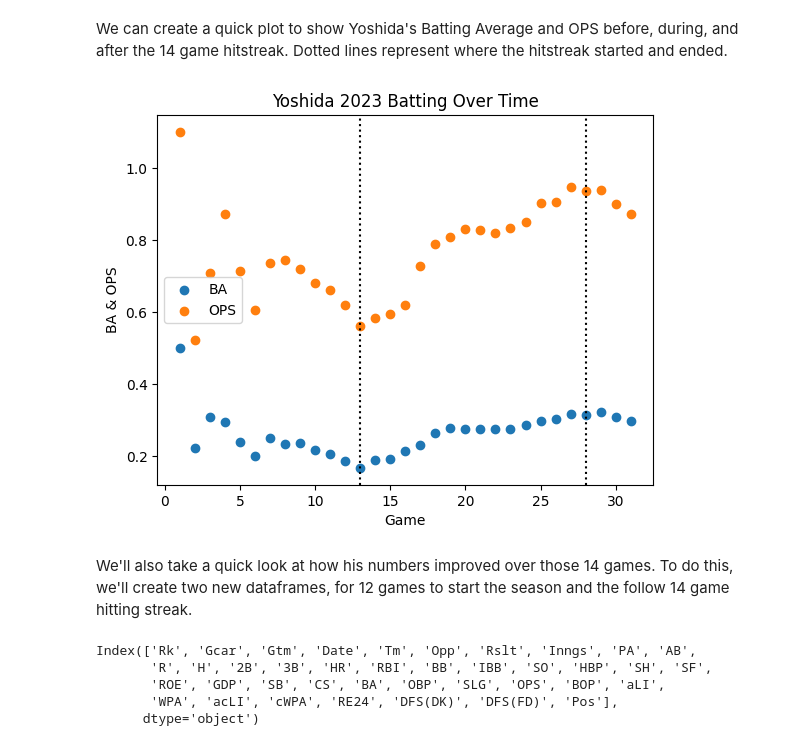
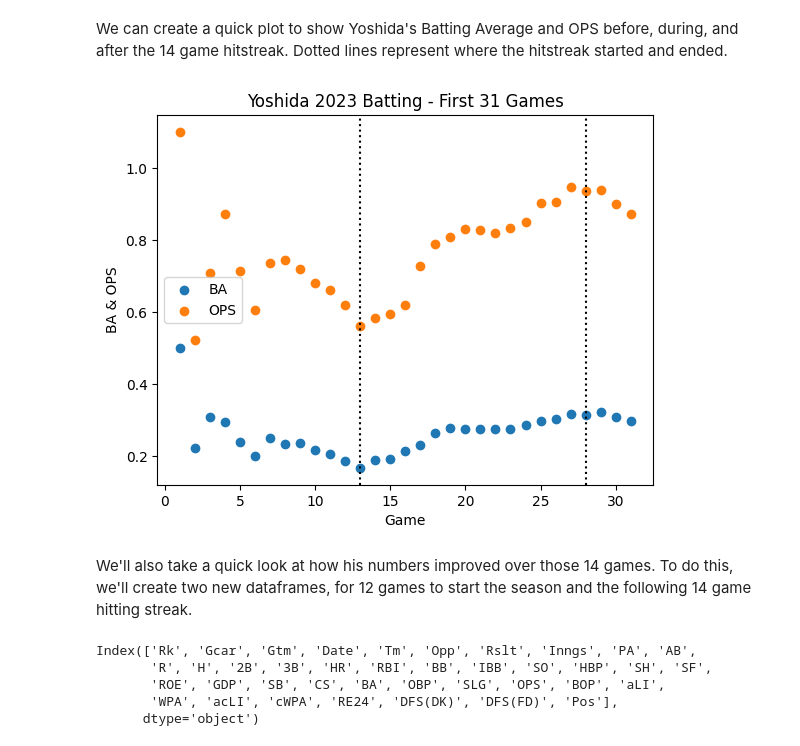
Before and after one commit to mjeisenh/The-Legend-of-Yoshida, a Jupyter notebook: yoshida_streak_analysis.ipynb, the cells around one changed output. Drawn from its saved outputs; the diff is of its cells as text; code cells hidden in the pictures.

```diff
--- a/yoshida_streak_analysis.ipynb
+++ b/yoshida_streak_analysis.ipynb
@@ -86,22 +97,22 @@ We can create a quick plot to show Yoshida's Batting Average and OPS before, dur
 # %%
 # Defining Scatter Objects
 # Plotting Gcar instead of Gtm as Gcar are games that Yoshida appeared in, Gtm is overall games
 plt.scatter(df['Gcar'], df['BA'], label='BA')
 plt.scatter(df['Gcar'], df['OPS'], label='OPS')
 # Adding Title, labeling axes, creating legend
-plt.title('Yoshida 2023 Batting Over Time')
+plt.title('Yoshida 2023 Batting - First 31 Games')
 plt.xlabel('Game')
 plt.ylabel('BA & OPS')
 plt.legend()
 # Adding dotted line at y=13 to signify where hitstreak began
 start_line = plt.axvline(x=13, linestyle='dotted', color='black')
 end_line = plt.axvline(x=28, linestyle='dotted', color='black')
 # Display plot
 plt.show()
 # %% [output]
-[figure, old version]
+[figure, new version]
 # %% [markdown]
-We'll also take a quick look at how his numbers improved over those 14 games. To do this, we'll create two new dataframes, for 12 games to start the season and the follow 14 game hitting streak.
+We'll also take a quick look at how his numbers improved over those 14 games. To do this, we'll create two new dataframes, for 12 games to start the season and the following 14 game hitting streak.
 # %%
 # Creating two separate dataframes to compare before hitstreak and during hitstreak
 yoshi_first_12 = df.iloc[:13].copy()
```
Also changed, not shown: parts of 30 cells of this notebook.
